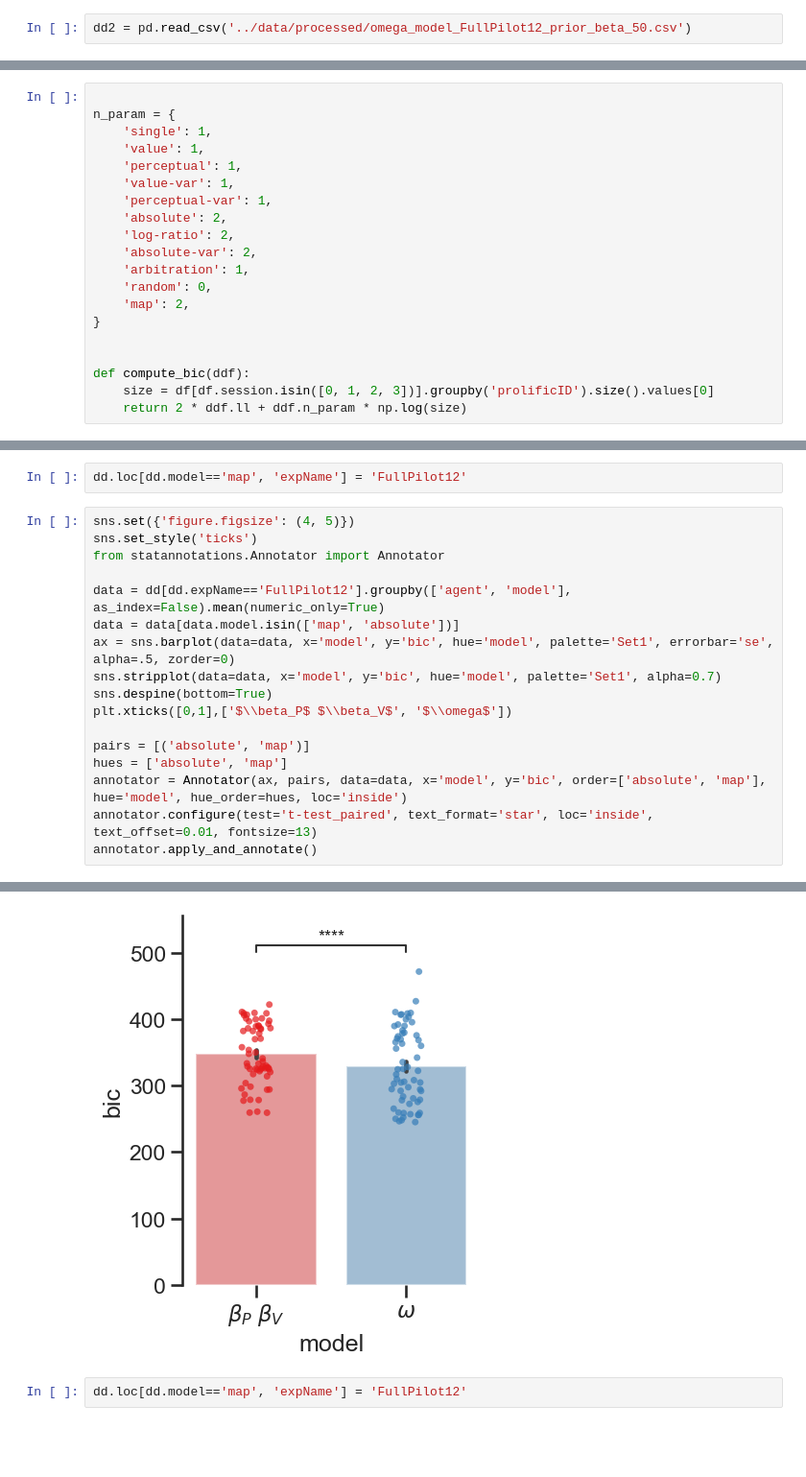
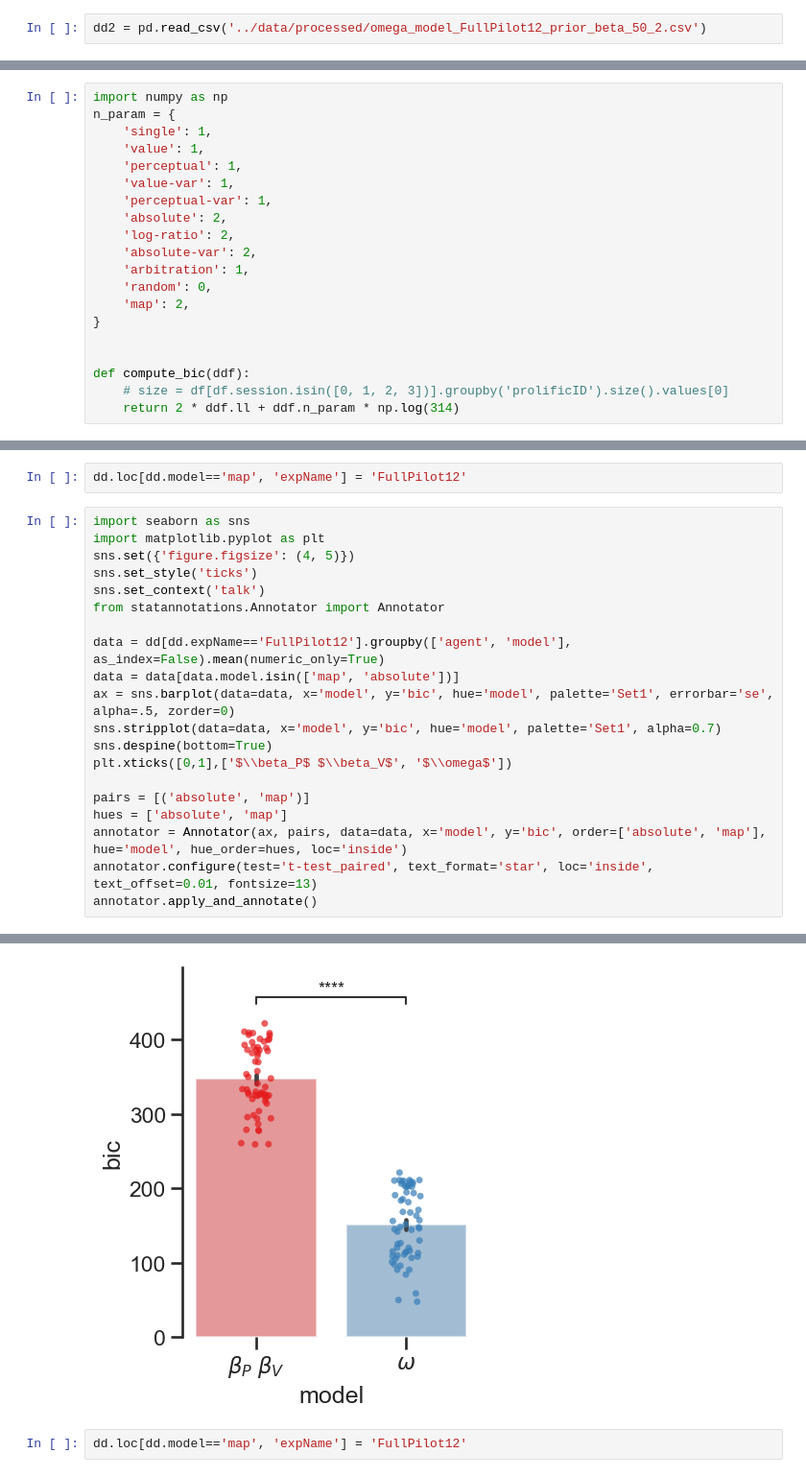
Before and after one commit to bsgarcia/spaceprl-analysis, a Jupyter notebook: notebooks/4.3-fit-training.ipynb, the cells around one changed output, grey strips where cells are left out. Shown: that part at 96% size. Saved outputs shown, nothing was run; the diff lists cells and outputs as text; blank space fills up the shorter version.

```diff
--- a/notebooks/4.3-fit-training.ipynb
+++ b/notebooks/4.3-fit-training.ipynb
@@ -1095,7 +1095,7 @@ dtype: int64
 import pandas as pd
 dd = pd.read_csv('../data/processed/fit_params.csv')
 # %%
-dd2 = pd.read_csv('../data/processed/omega_model_FullPilot12_prior_beta_50.csv')
+dd2 = pd.read_csv('../data/processed/omega_model_FullPilot12_prior_beta_50_2.csv')
 # %%
 dd = pd.concat([dd, dd2])
 # %%
@@ -1103,7 +1103,7 @@ dd.model.unique()
 # %% [output]
 array(['absolute', 'value', 'perceptual', 'map'], dtype=object)
 # %%
-
+import numpy as np
 n_param = {
     'single': 1,
     'value': 1,
@@ -1120,16 +1120,19 @@ n_param = {
 
 
 def compute_bic(ddf):
-    size = df[df.session.isin([0, 1, 2, 3])].groupby('prolificID').size().values[0]
-    return 2 * ddf.ll + ddf.n_param * np.log(size)
+    # size = df[df.session.isin([0, 1, 2, 3])].groupby('prolificID').size().values[0]
+    return 2 * ddf.ll + ddf.n_param * np.log(314)
 # %%
 dd['n_param'] = dd.model.map(n_param)
 dd['bic'] = compute_bic(dd)
 # %%
 dd.loc[dd.model=='map', 'expName'] = 'FullPilot12'
 # %%
+import seaborn as sns
+import matplotlib.pyplot as plt
 sns.set({'figure.figsize': (4, 5)})
 sns.set_style('ticks')
+sns.set_context('talk')
 from statannotations.Annotator import Annotator
 
 data = dd[dd.expName=='FullPilot12'].groupby(['agent', 'model'], as_index=False).mean(numeric_only=True)
@@ -1156,6 +1159,6 @@ absolute vs. map: t-test paired samples, P_val:1.228e-08 t=6.594e+00
 (<Axes: xlabel='model', ylabel='bic'>,
  [<statannotations.Annotation.Annotation at 0x...>])
-[figure, old version]
+[figure, new version]
 # %%
 dd.loc[dd.model=='map', 'expName'] = 'FullPilot12'
 # %%
```
Also changed, not shown: parts of 1 cell of this notebook, 7 other files.
